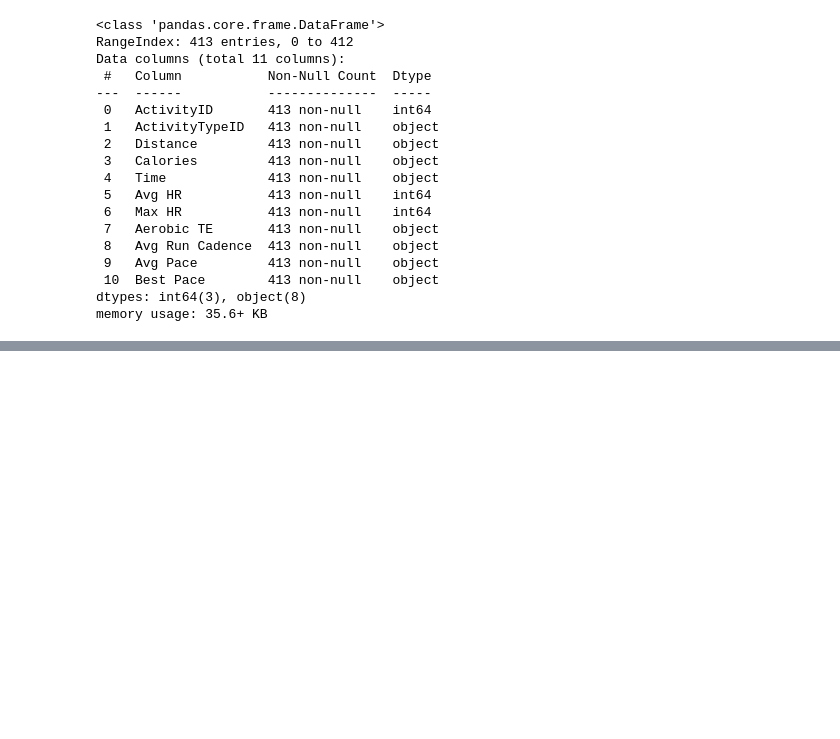
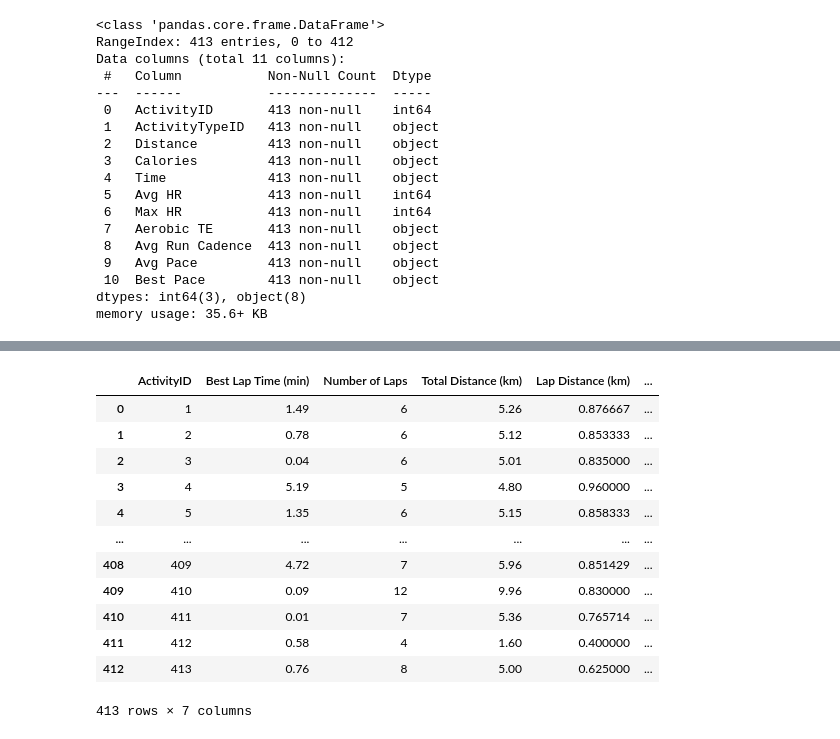
Before and after one commit to bernardtse/garmin-data-engineering, a Jupyter notebook: notebooks/etl_test_nida.ipynb, the cells around one changed output, grey strips where cells are left out. Saved outputs shown, nothing was run; the diff lists cells and outputs as text; code cells hidden in the pictures; blank space fills up the shorter version.

```diff
--- a/notebooks/etl_test_nida.ipynb
+++ b/notebooks/etl_test_nida.ipynb
@@ -350,0 +426,27 @@ performance_metrics_df.to_csv('../data/processed/performance_metrics.csv', index
+# %%
+# Function to convert time strings to minutes using regex
+def convert_time_str_to_minutes(time_str):
+    # For 'Best Lap Time' format MM:SS.HH
+    if '.' in time_str:
+        match = re.match(r'(\d+):(\d{2}).(\d{2})', time_str)
+        if match:
+            minutes, seconds, hundredths = map(int, match.groups())
+            return round(minutes + seconds / 60 + hundredths / 6000, 2)
+    # For 'Moving Time' and 'Elapsed Time' format HH:MM:SS or MM:SS
+    else:
+        match = re.match(r'(\d+):(\d{2}):?(\d{2})?', time_str)
+        if match:
+            parts = match.groups()
+            if len(parts) == 3 and parts[2] is not None:
+                hours, minutes, seconds = map(int, parts)
+                return round(hours * 60 + minutes + seconds / 60, 2)
+            elif len(parts) >= 2:
+                minutes, seconds = map(int, parts[:2])
+                return round(minutes + seconds / 60, 2)
+    return None
+
+# Apply the conversion function
+lap_metrics_df['Best Lap Time (min)'] = lap_metrics_df['Best Lap Time'].apply(convert_time_str_to_minutes)
+lap_metrics_df['Moving Time (min)'] = lap_metrics_df['Moving Time'].apply(convert_time_str_to_minutes)
+lap_metrics_df['Elapsed Time (min)'] = lap_metrics_df['Elapsed Time'].apply(convert_time_str_to_minutes)
+lap_metrics_df.info()
@@ -350,0 +471,17 @@ performance_metrics_df.to_csv('../data/processed/performance_metrics.csv', index
+# %%
+lap_metrics_df = lap_metrics_df[['ActivityID', 'Best Lap Time (min)', 'Number of Laps', 'Total Distance (km)', 'Lap Distance (km)','Moving Time (min)', 'Elapsed Time (min)']]
+lap_metrics_df
+# %% [output]
+|  | ActivityID | Best Lap Time (min) | Number of Laps | Total Distance (km) | Lap Distance (km) | ... |
+| 0 | 1 | 1.49 | 6 | 5.26 | 0.876667 | ... |
+| 1 | 2 | 0.78 | 6 | 5.12 | 0.853333 | ... |
+| 2 | 3 | 0.04 | 6 | 5.01 | 0.835000 | ... |
+| 3 | 4 | 5.19 | 5 | 4.80 | 0.960000 | ... |
+| 4 | 5 | 1.35 | 6 | 5.15 | 0.858333 | ... |
+| ... | ... | ... | ... | ... | ... | ... |
+| 408 | 409 | 4.72 | 7 | 5.96 | 0.851429 | ... |
+| 409 | 410 | 0.09 | 12 | 9.96 | 0.830000 | ... |
+| 410 | 411 | 0.01 | 7 | 5.36 | 0.765714 | ... |
+| 411 | 412 | 0.58 | 4 | 1.60 | 0.400000 | ... |
+| 412 | 413 | 0.76 | 8 | 5.00 | 0.625000 | ... |
+413 rows × 7 columns
```
Also changed, not shown: parts of 27 cells of this notebook.
